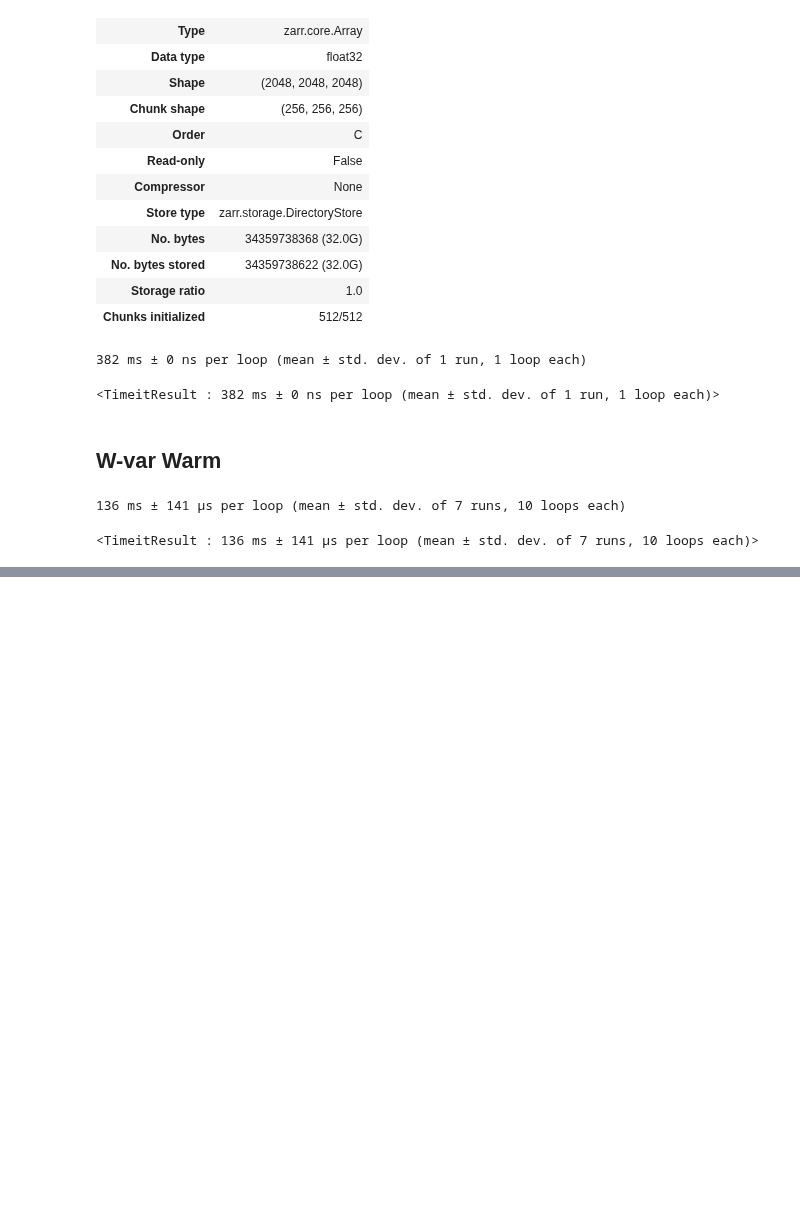
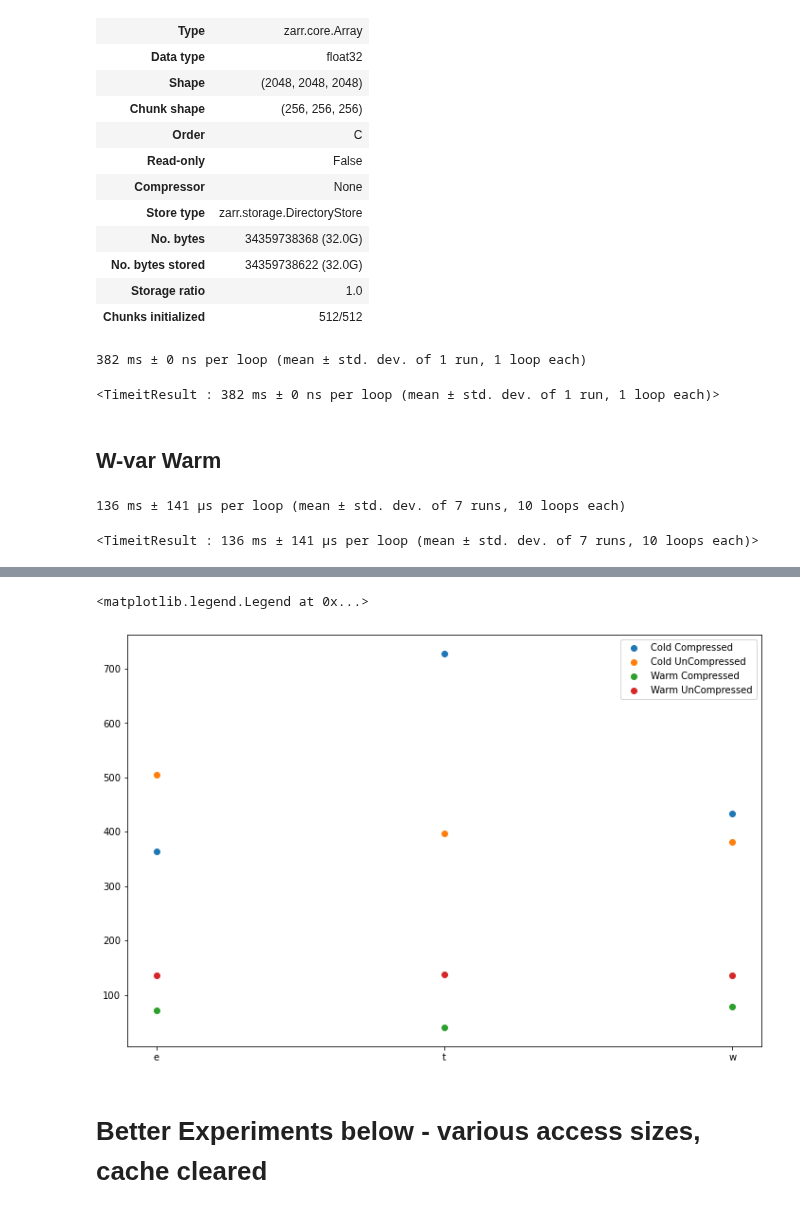
Before and after one commit to ariellubonja/ncar-zarr-code, a Jupyter notebook: compression-tradeoff-1-var.ipynb, the cells around one changed output, grey strips where cells are left out. Saved outputs shown, nothing was run; the diff lists cells and outputs as text; code cells hidden in the pictures; blank space fills up the shorter version.

```diff
--- a/compression-tradeoff-1-var.ipynb
+++ b/compression-tradeoff-1-var.ipynb
@@ -257,0 +283,21 @@ w - 382 , 136
+# %%
+cold_access_comp = [364, 728, 434]
+cold_access_uncomp = [504, 397, 382]
+
+warm_access_comp = [72,40,78]
+warm_access_uncomp = [136,138, 136]
+
+plt.figure(figsize=(12,8))
+
+plt.scatter(x=['e','t','w'], y=cold_access_comp, label="Cold Compressed")
+plt.scatter(x=['e','t','w'], y=cold_access_uncomp, label="Cold UnCompressed")
+
+plt.scatter(x=['e','t','w'], y=warm_access_comp, label="Warm Compressed")
+plt.scatter(x=['e','t','w'], y=warm_access_uncomp, label="Warm UnCompressed")
+
+plt.legend()
+# %% [output]
+<matplotlib.legend.Legend at 0x...>
+[figure, added]
+# %% [markdown]
+# Better Experiments below - various access sizes, cache cleared
```
Also changed, not shown: parts of 48 cells of this notebook.
